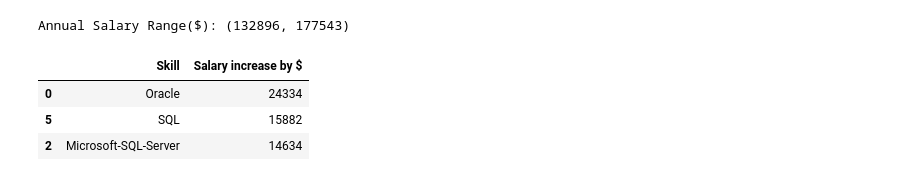
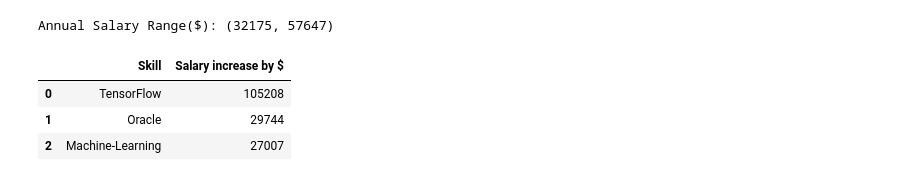
Before and after one commit to Johnnydaszhu/CapStone, a Jupyter notebook: NYC Data Skill Salary Prediction.ipynb, the cells around one changed output. Drawn from its saved outputs; the diff is of its cells as text; code cells hidden in the pictures.

```diff
--- a/NYC Data Skill Salary Prediction.ipynb
+++ b/NYC Data Skill Salary Prediction.ipynb
@@ -71,8 +71,8 @@ single_skill = pd.DataFrame(skill_money_list).sort_values('salary',ascending=Fal
 # %%
-NYC_salary_with_skills_and(3.6,['Python','R','Tableau','TensorFlow'])
+NYC_salary_with_skills_and(3.6,['MySql','R','Tableau','Python'])
 # %% [output]
-Annual Salary Range($): (132896, 177543)
+Annual Salary Range($): (32175, 57647)
 |  | Skill | Salary increase by $ |
-| 0 | Oracle | 24334 |
-| 5 | SQL | 15882 |
-| 2 | Microsoft-SQL-Server | 14634 |
+| 0 | TensorFlow | 105208 |
+| 1 | Oracle | 29744 |
+| 2 | Machine-Learning | 27007 |
```
Also changed, not shown: parts of 2 cells of this notebook, 1 other file.
